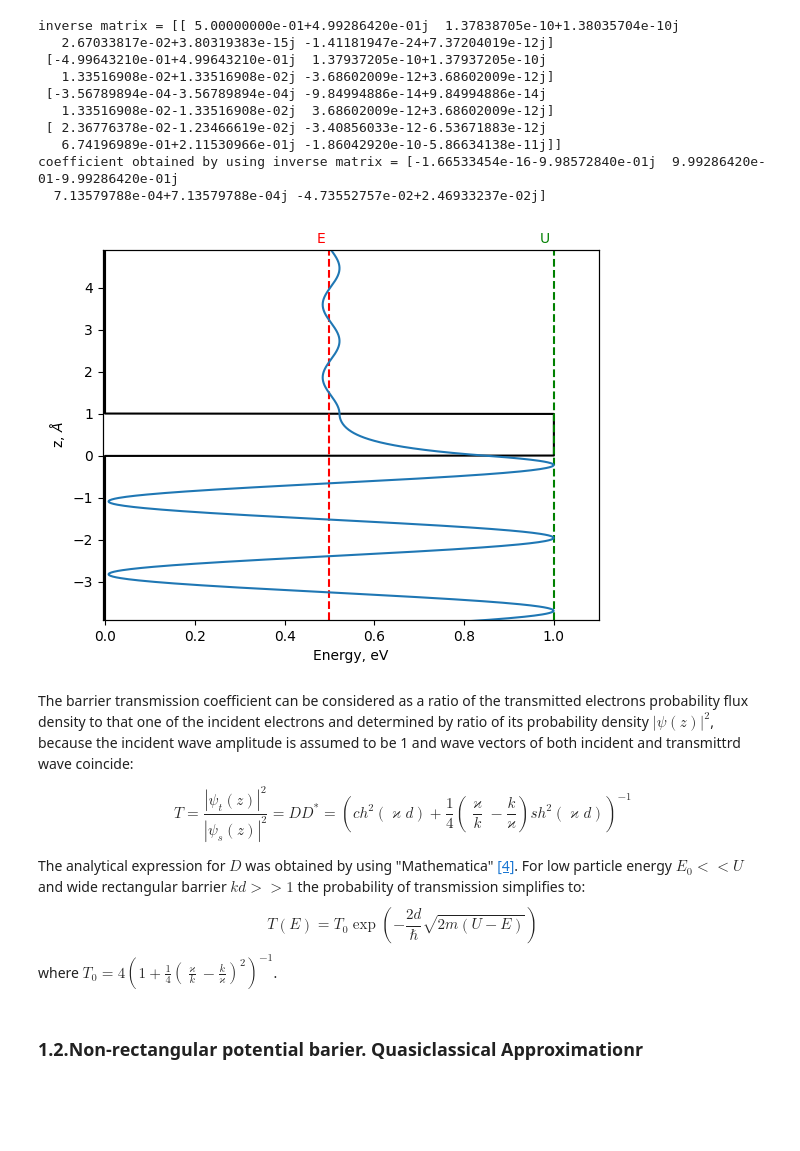
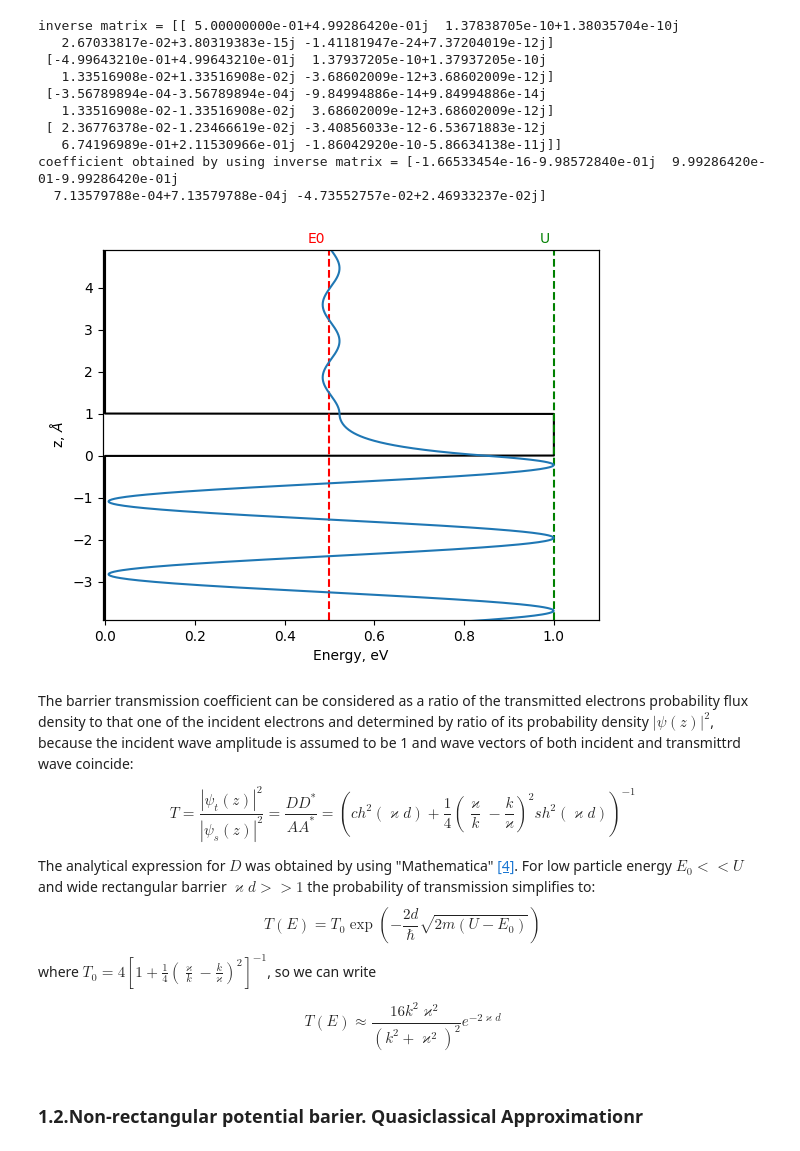
Before and after one commit to MariyaSV78/notebook_STM, a Jupyter notebook: STM/STM.ipynb, the cells around one changed output. Cells and saved outputs as stored; diff of their text form; code cells hidden in the pictures; blank space fills up the shorter version.

```diff
--- a/STM/STM.ipynb
+++ b/STM/STM.ipynb
@@ -132,13 +132,13 @@ h = 2*np.pi*1.054e-34 #Planck constant J*s
 
 e = 1.6e-19
 U = 1*e
-E = 0.5*U
+E0 = 0.5*U
 
 phi = 4.5*e # Work function in J
 V = 0.3 # Applied voltage in V
 
-k = (np.sqrt(2 * m * E)/hbar)
-kappa = (np.sqrt(2 * m * (U - E))/hbar)
+k = (np.sqrt(2 * m * E0)/hbar)
+kappa = (np.sqrt(2 * m * (U - E0))/hbar)
 d = 10e-10
 
 print(f"k = {k*1e-9:.4} 1/nm")
@@ -253,45 +253,47 @@ z_max = (4 + 1)*d
 z = np.linspace(z_min, z_max, 1000)  # Adjust the range as needed
 
 # Calculate the energy values for each z
 barrier_energy_values = barrier_energy(z, d)
 wf_energy_values = wave_function(z, d, x)
 
 # Plot the energy and wave function dependencies
 fig, ax1 = plt.subplots()
 
 ax1.set_ylabel('z, $\AA$')
 ax1.set_xlabel('Energy, eV')
 ax1.plot(barrier_energy_values, z*1e9, 'black')
 
 ax1.tick_params(axis='y')
-ax1.axvline(x=E/e, color='red', linestyle='--')
+ax1.axvline(x=E0/e, color='red', linestyle='--')
 ax1.axvline(x=U/e, color='green', linestyle='--')
 # Add labels near the vertical dashed lines
-ax1.text(E/e-0.01, z_max*1e9, 'E', color='red', verticalalignment='bottom', horizontalalignment='right')
+ax1.text(E0/e-0.01, z_max*1e9, 'E0', color='red', verticalalignment='bottom', horizontalalignment='right')
 ax1.text(U/e-0.01,  z_max*1e9, 'U', color='green', verticalalignment='bottom', horizontalalignment='right')
 
 ax2 = ax1.twiny()
 color = 'tab:blue'
 ax2.plot(np.real(wf_energy_values),  z*1e9, color=color)
 
 ax2.set_ylim([-3.9, 4.9])
 ax2.set_xlim([-1.45, 1.7])
 ax1.set_xlim([-0.005, 1.1])
 
 ax2.set_xticks([])
 
 plt.show()
 # %% [output]
-[figure, old version]
+[figure, new version]
 # %% [markdown]
 The barrier transmission coefficient can be considered as a ratio of the transmitted electrons probability flux density to that one of the incident electrons and determined by ratio of its probability density $|\psi(z)|^2$, because the incident wave amplitude is assumed to be 1 and wave vectors of both incident and transmittrd wave coincide:
 
-$$T = \frac{|\psi_{t}(z)|^2}{|\psi_{s}(z)|^2} = DD^* = \left(ch^2(\varkappa d)+\frac{1}{4} \left(\frac{\varkappa}{k} - \frac{k}{\varkappa}\right) sh^2 (\varkappa d)\right)^{-1}\tag{8}$$
+$$T = \frac{|\psi_{t}(z)|^2}{|\psi_{s}(z)|^2} = \frac {DD^*}{AA^*} = \left(ch^2(\varkappa d)+\frac{1}{4} \left(\frac{\varkappa}{k} - \frac{k}{\varkappa}\right)^2 sh^2 (\varkappa d)\right)^{-1}\tag{8}$$
 
 The analytical expression for $D$ was obtained by using "Mathematica" [\[4\]](#Bibliography).
-For low particle energy $E_0 << U$  and wide rectangular barrier $kd >> 1$ the probability of transmission simplifies to:
-$$T(E) = T_0 \exp{\left(-\frac{2d}{\hbar}\sqrt{2m(U - E)}\right)} \tag{9}$$
-where $T_0 = 4\left(1 + \frac{1}{4} \left(\frac{\varkappa}{k} - \frac{k}{\varkappa}\right)^2\right)^{-1}$.
+For low particle energy $E_0 << U$  and wide rectangular barrier $\varkappa d >> 1$ the probability of transmission simplifies to:
+$$T(E) = T_0 \exp{\left(-\frac{2d}{\hbar}\sqrt{2m(U - E_0)}\right)} \tag{9}$$
+where $T_0 = 4\left[1 + \frac{1}{4} \left(\frac{\varkappa}{k} - \frac{k}{\varkappa}\right)^2\right]^{-1}$, so we can write
+
+$$ T(E) \approx \frac {16k^2\varkappa^2}{ \left(k^2 + \varkappa^2 \right)^2 } e^{-2\varkappa d} $$
 # %% [markdown]
 ### <a id="step12">1.2.Non-rectangular potential barier. Quasiclassical Approximationr</a>
 # %% [markdown]
```
Also changed, not shown: parts of 6 cells of this notebook, 3 other files.
